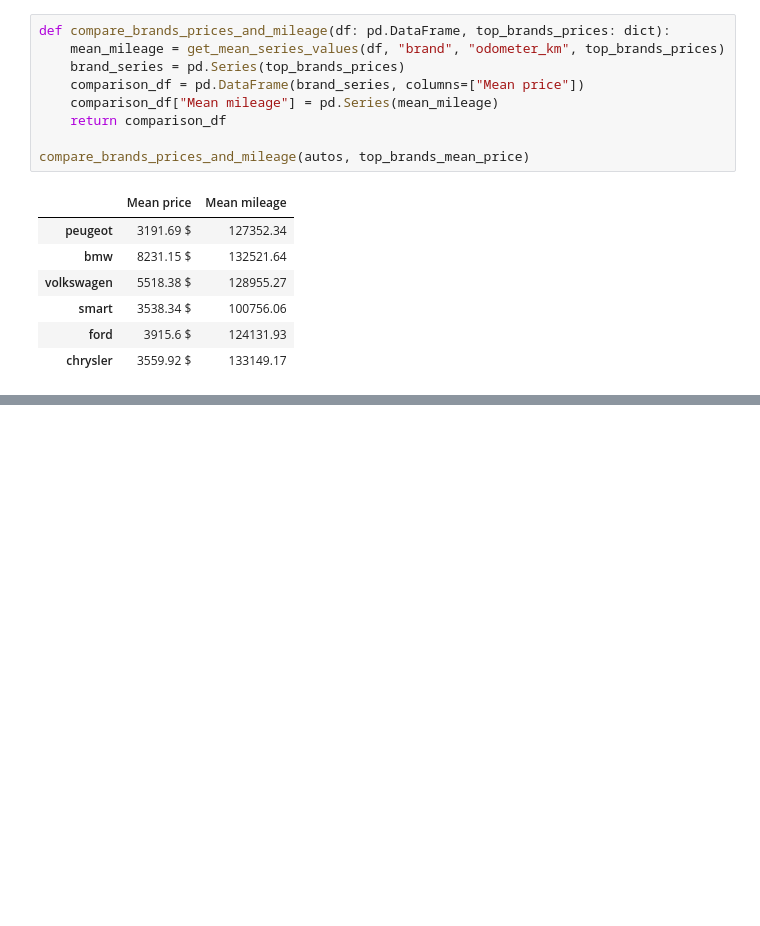
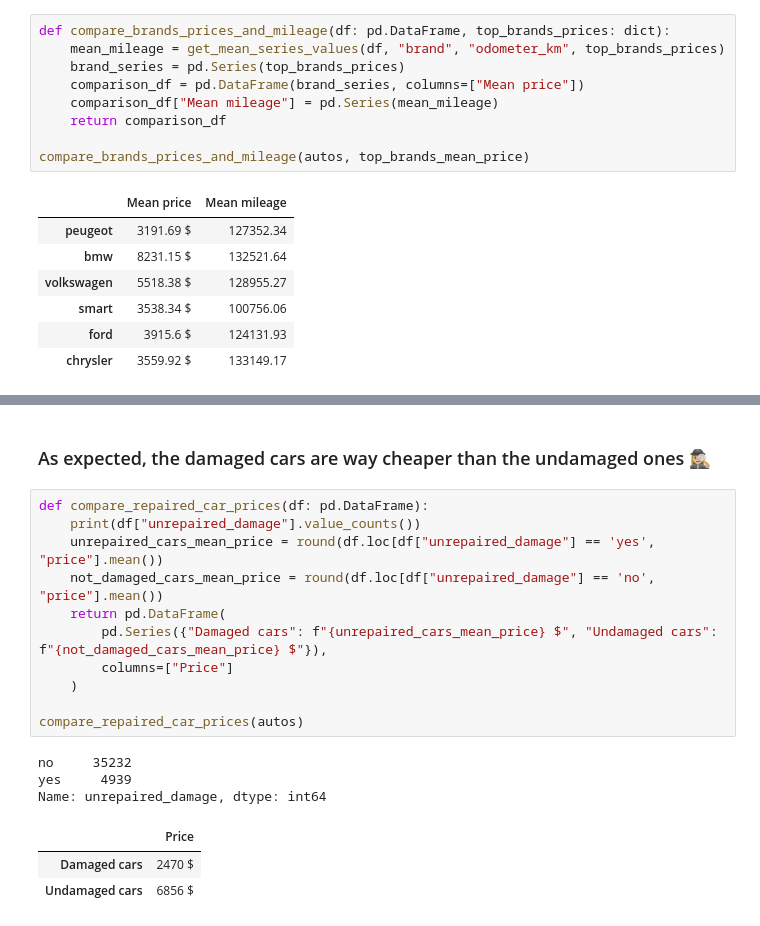
Before and after one commit to lucasmsa/dataquest, a Jupyter notebook: Data Scientist in Pyhton path/NumPy and Pandas Fundamentals/src/used_cars_analysis.ipynb, the cells around one changed output, grey strips where cells are left out. Saved outputs shown, nothing was run; the diff lists cells and outputs as text; blank space fills up the shorter version.

```diff
--- a/Data Scientist in Pyhton path/NumPy and Pandas Fundamentals/src/used_cars_analysis.ipynb
+++ b/Data Scientist in Pyhton path/NumPy and Pandas Fundamentals/src/used_cars_analysis.ipynb
@@ -371,0 +453,20 @@ compare_brands_prices_and_mileage(autos, top_brands_mean_price)
+# %% [markdown]
+### As expected, the damaged cars are way cheaper than the undamaged ones 🕵🏼‍♀️
+# %%
+def compare_repaired_car_prices(df: pd.DataFrame):
+    print(df["unrepaired_damage"].value_counts())
+    unrepaired_cars_mean_price = round(df.loc[df["unrepaired_damage"] == 'yes', "price"].mean())
+    not_damaged_cars_mean_price = round(df.loc[df["unrepaired_damage"] == 'no', "price"].mean())
+    return pd.DataFrame(
+        pd.Series({"Damaged cars": f"{unrepaired_cars_mean_price} $", "Undamaged cars": f"{not_damaged_cars_mean_price} $"}),
+        columns=["Price"]
+    )
+
+compare_repaired_car_prices(autos)
+# %% [output]
+no     35232
+yes     4939
+Name: unrepaired_damage, dtype: int64
+|  | Price |
+| Damaged cars | 2470 $ |
+| Undamaged cars | 6856 $ |
```
Also changed, not shown: parts of 8 cells of this notebook.
